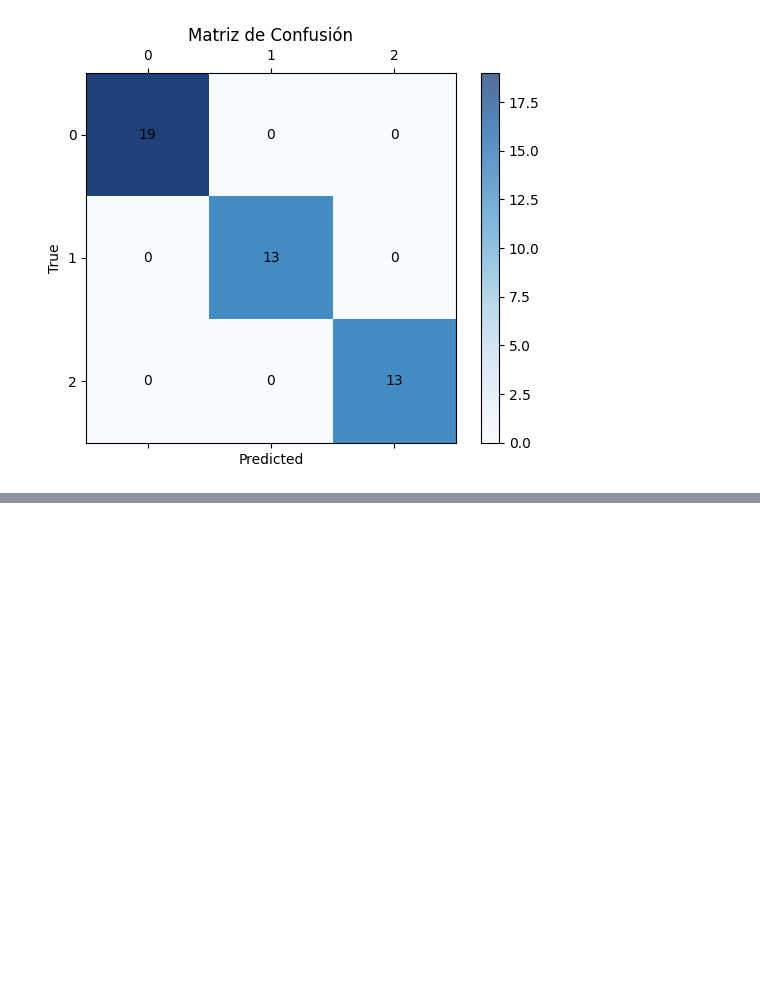
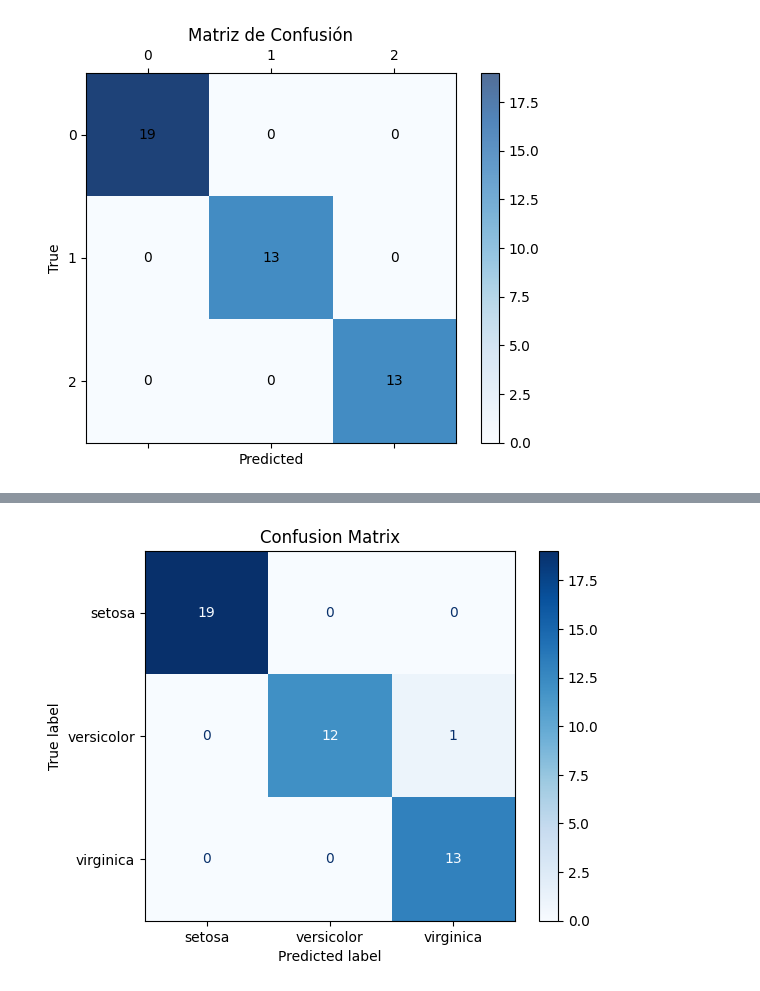
Before and after one commit to Julian-L-Avila/Data-Mining-2024-3, a Jupyter notebook: Classification-Notebook/main.sync.ipynb, the cells around one changed output, grey strips where cells are left out. Saved outputs shown, nothing was run; the diff lists cells and outputs as text; code cells hidden in the pictures; blank space fills up the shorter version.

Commit message:
Add Decision Tree

```diff
--- a/Classification-Notebook/main.sync.ipynb
+++ b/Classification-Notebook/main.sync.ipynb
@@ -353,0 +356,27 @@ weighted avg       1.00      1.00      1.00        45
+# %%
+import pandas as pd
+import numpy as np
+import matplotlib.pyplot as plt
+from sklearn.tree import DecisionTreeClassifier, plot_tree
+from sklearn.metrics import accuracy_score, confusion_matrix, classification_report, ConfusionMatrixDisplay
+from sklearn.model_selection import train_test_split
+from sklearn.datasets import load_iris
+
+# Load data
+data = load_iris(as_frame=True)
+X, y = data.data, data.target
+# %%
+X_train, X_test, y_train, y_test = train_test_split(X, y, test_size=0.3, random_state=42)
+tree_model = DecisionTreeClassifier(criterion="entropy", max_depth=2, random_state=42)
+
+tree_model.fit(X_train, y_train)
+
+y_pred = tree_model.predict(X_test)
+
+accuracy = accuracy_score(y_test, y_pred)
+conf_matrix = confusion_matrix(y_test, y_pred)
+class_report = classification_report(y_test, y_pred, target_names=data.target_names)
+
+print(f'Accuracy: {accuracy * 100:.2f}%')
+print('\nClassification Report:')
+print(class_report)
@@ -353,0 +396,7 @@ weighted avg       1.00      1.00      1.00        45
+# %%
+disp = ConfusionMatrixDisplay(confusion_matrix=conf_matrix, display_labels=data.target_names)
+disp.plot(cmap=plt.cm.Blues)
+plt.title("Confusion Matrix")
+plt.show()
+# %% [output]
+[figure, added]
```
Also changed, not shown: parts of 8 cells of this notebook, 2 other files.
